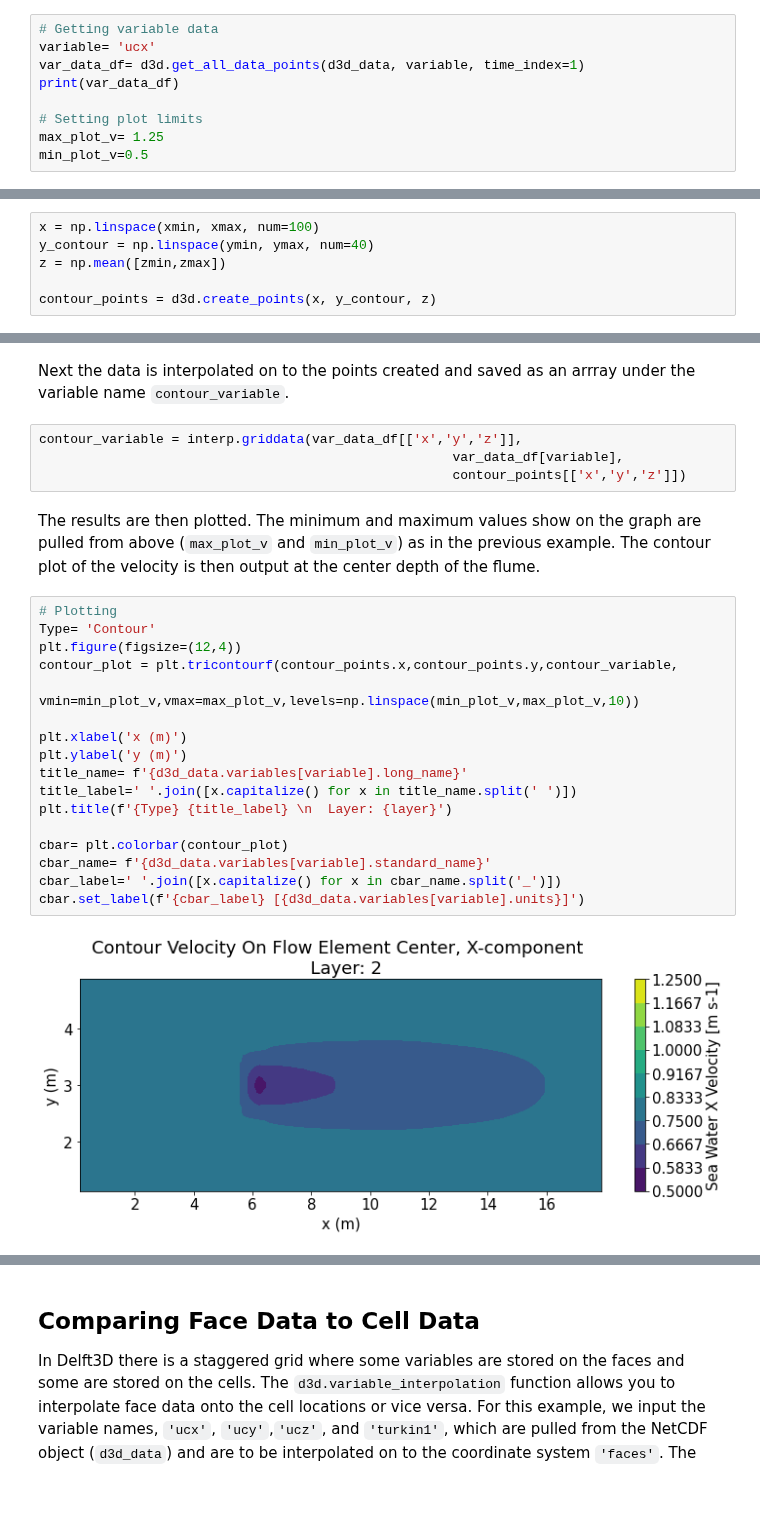
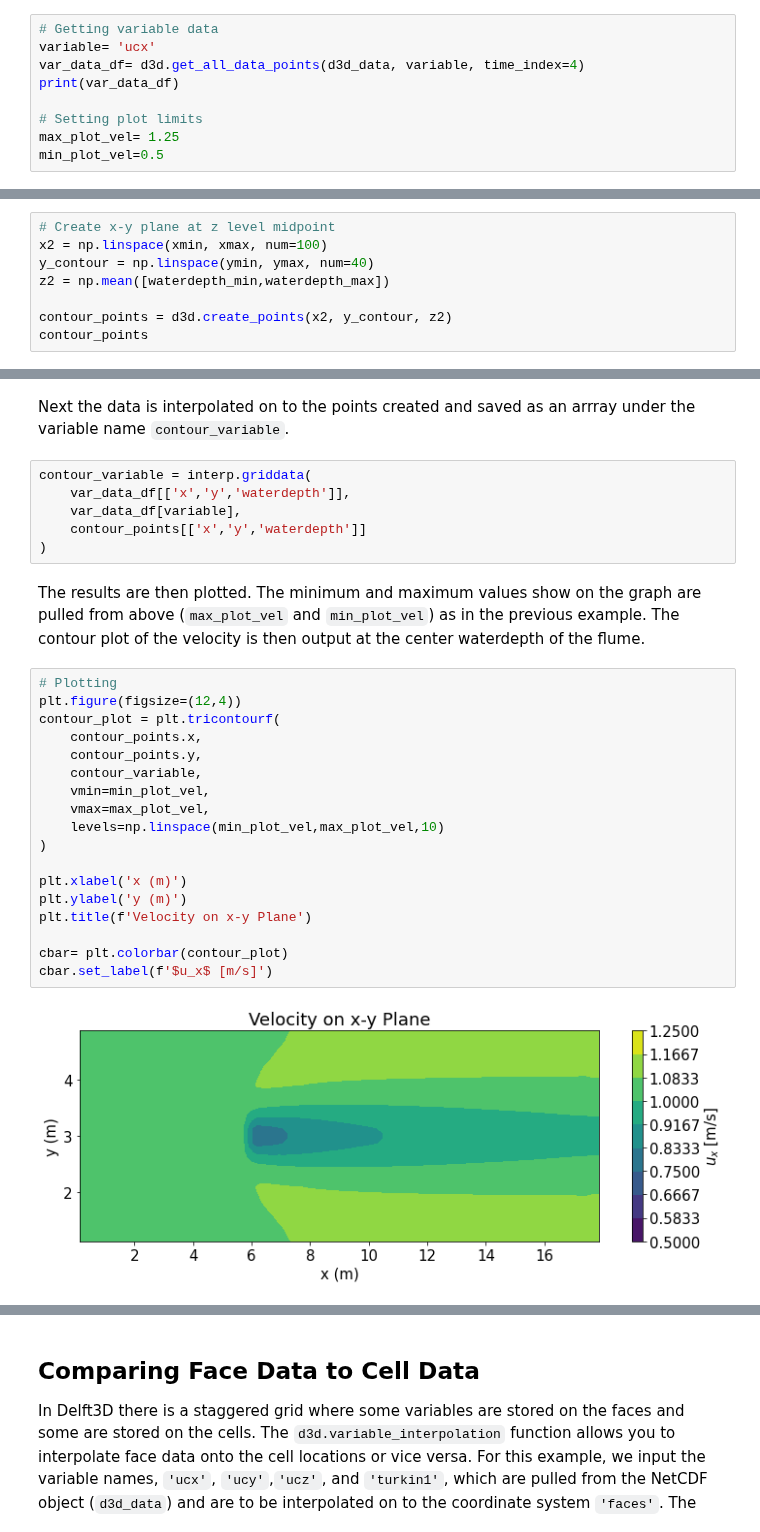
Before and after one commit to MHKiT-Software/MHKiT-Python, a Jupyter notebook: examples/Delft3D_example.ipynb, the cells around one changed output, grey strips where cells are left out. Saved outputs shown, nothing was run; the diff lists cells and outputs as text; blank space fills up the shorter version.

```diff
--- a/examples/Delft3D_example.ipynb
+++ b/examples/Delft3D_example.ipynb
@@ -62,10 +79,10 @@ The limits `max_plot_v` and `min_plot_v` are defined to bound the plots of the v
 # %%
 # Getting variable data
 variable= 'ucx'
-var_data_df= d3d.get_all_data_points(d3d_data, variable, time_index=1)
+var_data_df= d3d.get_all_data_points(d3d_data, variable, time_index=4)
 print(var_data_df)
 
 # Setting plot limits
-max_plot_v= 1.25
-min_plot_v=0.5
+max_plot_vel= 1.25
+min_plot_vel=0.5
 # %% [output]
@@ -178,8 +188,10 @@ If you wanted to look at a contour plot of a specific depth you can create a con
 # %%
-x = np.linspace(xmin, xmax, num=100)
+# Create x-y plane at z level midpoint
+x2 = np.linspace(xmin, xmax, num=100)
 y_contour = np.linspace(ymin, ymax, num=40)
-z = np.mean([zmin,zmax])
+z2 = np.mean([waterdepth_min,waterdepth_max])
 
-contour_points = d3d.create_points(x, y_contour, z)
+contour_points = d3d.create_points(x2, y_contour, z2)
+contour_points
 # %% [output]
 [0, 1, 2]
@@ -186,30 +211,33 @@ contour_points = d3d.create_points(x, y_contour, z)
 # %% [markdown]
 Next the data is interpolated on to the points created and saved as an arrray under the variable name `contour_variable`.
 # %%
-contour_variable = interp.griddata(var_data_df[['x','y','z']],
-                                                     var_data_df[variable],
-                                                     contour_points[['x','y','z']])
+contour_variable = interp.griddata(
+    var_data_df[['x','y','waterdepth']],
+    var_data_df[variable],
+    contour_points[['x','y','waterdepth']]
+)
 # %% [markdown]
-The results are then plotted. The minimum and maximum values show on the graph are pulled from above (`max_plot_v` and `min_plot_v`) as in the previous example. The contour plot of the velocity is then output at the center depth of the flume.
+The results are then plotted. The minimum and maximum values show on the graph are pulled from above (`max_plot_vel` and `min_plot_vel`) as in the previous example. The contour plot of the velocity is then output at the center waterdepth of the flume.
 # %%
 # Plotting
-Type= 'Contour'
 plt.figure(figsize=(12,4))
-contour_plot = plt.tricontourf(contour_points.x,contour_points.y,contour_variable,
-                               vmin=min_plot_v,vmax=max_plot_v,levels=np.linspace(min_plot_v,max_plot_v,10))
+contour_plot = plt.tricontourf(
+    contour_points.x,
+    contour_points.y,
+    contour_variable,
+    vmin=min_plot_vel,
+    vmax=max_plot_vel,
+    levels=np.linspace(min_plot_vel,max_plot_vel,10)
+)
 
 plt.xlabel('x (m)')
 plt.ylabel('y (m)')
-title_name= f'{d3d_data.variables[variable].long_name}'
-title_label=' '.join([x.capitalize() for x in title_name.split(' ')])
-plt.title(f'{Type} {title_label} \n  Layer: {layer}')
+plt.title(f'Velocity on x-y Plane')
 
 cbar= plt.colorbar(contour_plot)
-cbar_name= f'{d3d_data.variables[variable].standard_name}'
-cbar_label=' '.join([x.capitalize() for x in cbar_name.split('_')])
-cbar.set_label(f'{cbar_label} [{d3d_data.variables[variable].units}]')
+cbar.set_label(f'$u_x$ [m/s]')
 # %% [output]
-[figure, old version]
+[figure, new version]
 # %% [markdown]
 ## Contour Plot of Turbulent Intensity
 
```
Also changed, not shown: parts of 21 cells of this notebook.
